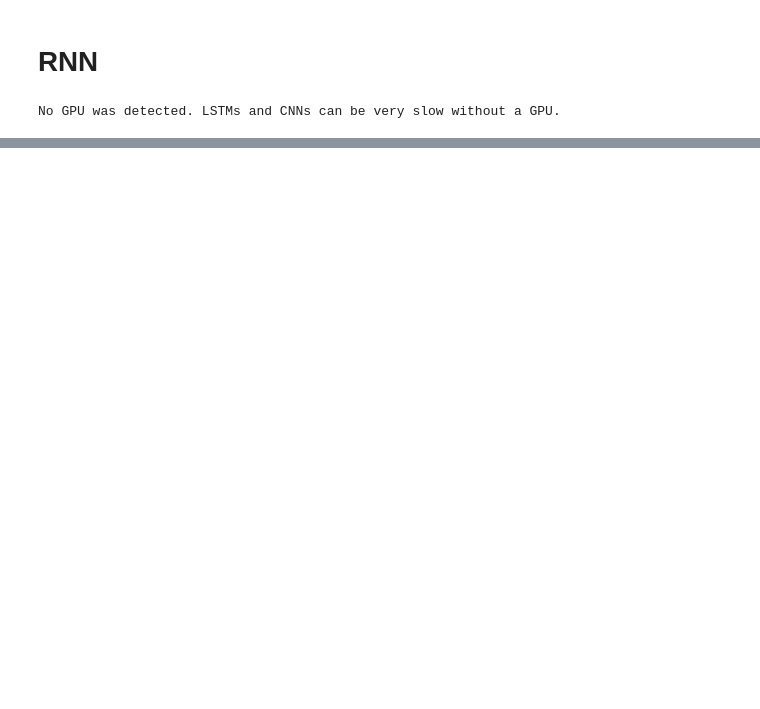
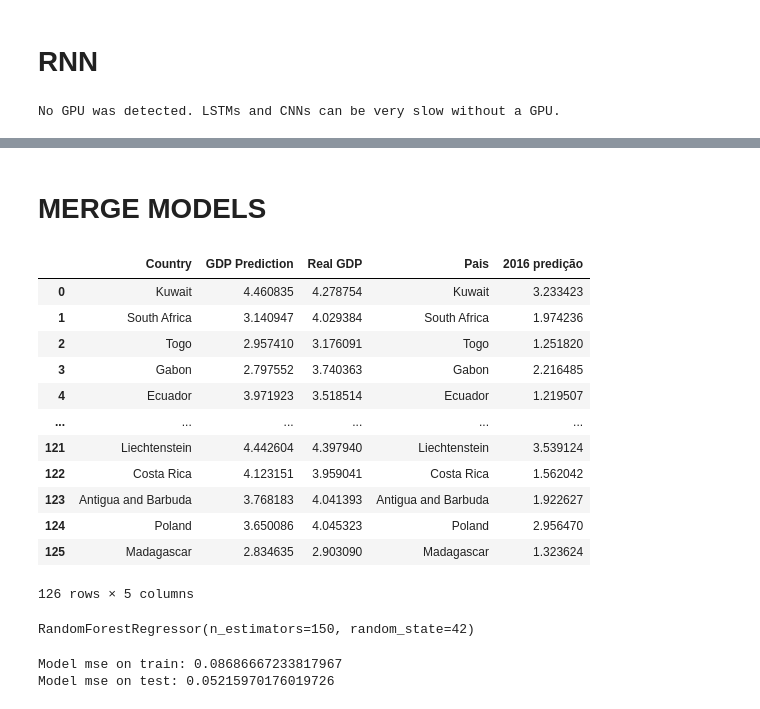
Before and after one commit to Gabrielamb2/MachineLearning, a Jupyter notebook: RNN_GNN.ipynb, the cells around one changed output, grey strips where cells are left out. Cells and saved outputs as stored; diff of their text form; code cells hidden in the pictures; blank space fills up the shorter version.

```diff
--- a/RNN_GNN.ipynb
+++ b/RNN_GNN.ipynb
@@ -545,0 +605,5 @@ y_pred = model.predict(X_valid)
+# %%
+print(y_2016)
+y_2016_pred = y_pred.reshape(156)
+# y_2016_pred=[]
+# for y in y_pred
@@ -545,0 +628,8 @@ y_pred = model.predict(X_valid)
+# %%
+data = {'Pais': pais_lista ,
+        '2016':[(item * maximo) for item in y_2016] ,
+         '2016 predição':[(item * maximo) for item in y_2016_pred],
+        }
+
+df = pd.DataFrame(data)
+df
@@ -545,0 +666,20 @@ y_pred = model.predict(X_valid)
+# %% [markdown]
+# MERGE MODELS
+# %%
+stacked_base = gnn_predictions[['Country','GDP Prediction','Real GDP']].merge(df[['Pais','2016 predição']], left_on='Country',right_on = "Pais", how='inner')
+
+stacked_base
+# %% [output]
+|  | Country | GDP Prediction | Real GDP | Pais | 2016 predição |
+| 0 | Kuwait | 4.460835 | 4.278754 | Kuwait | 3.233423 |
+| 1 | South Africa | 3.140947 | 4.029384 | South Africa | 1.974236 |
+| 2 | Togo | 2.957410 | 3.176091 | Togo | 1.251820 |
+| 3 | Gabon | 2.797552 | 3.740363 | Gabon | 2.216485 |
+| 4 | Ecuador | 3.971923 | 3.518514 | Ecuador | 1.219507 |
+| ... | ... | ... | ... | ... | ... |
+| 121 | Liechtenstein | 4.442604 | 4.397940 | Liechtenstein | 3.539124 |
+| 122 | Costa Rica | 4.123151 | 3.959041 | Costa Rica | 1.562042 |
+| 123 | Antigua and Barbuda | 3.768183 | 4.041393 | Antigua and Barbuda | 1.922627 |
+| 124 | Poland | 3.650086 | 4.045323 | Poland | 2.956470 |
+| 125 | Madagascar | 2.834635 | 2.903090 | Madagascar | 1.323624 |
+126 rows × 5 columns
@@ -545,0 +700,5 @@ y_pred = model.predict(X_valid)
+# %%
+rfc_clf = RandomForestRegressor(random_state=RANDOM_SEED, n_estimators=150)
+rfc_clf.fit(x_train, y_train)
+# %% [output]
+RandomForestRegressor(n_estimators=150, random_state=42)
@@ -545,0 +708,5 @@ y_pred = model.predict(X_valid)
+# %%
+print(f"Model mse on train: {-1*tr.mean()}\nModel mse on test: {-1*tst.mean()}")
+# %% [output]
+Model mse on train: 0.08686667233817967
+Model mse on test: 0.05215970176019726
```
Also changed, not shown: parts of 28 cells of this notebook, 1 other file.
